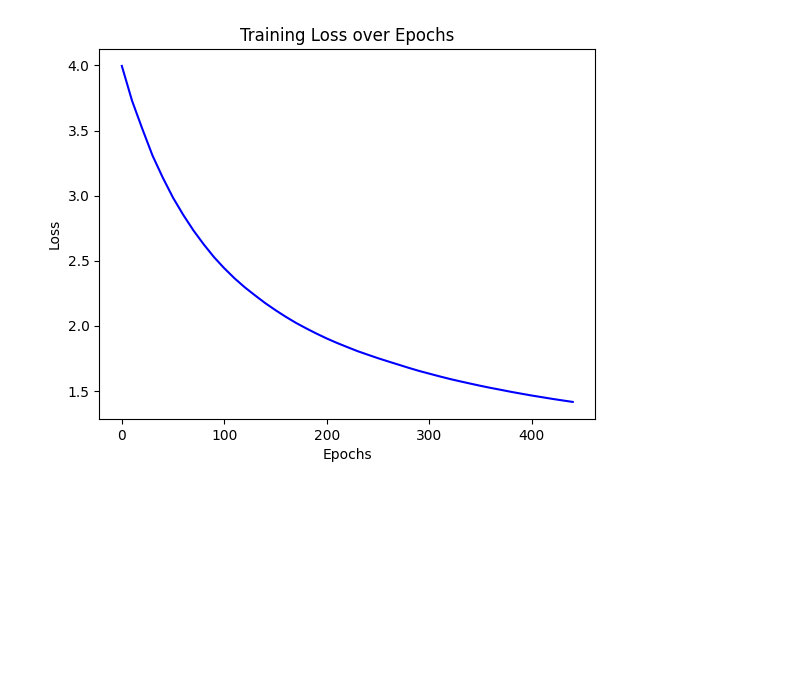
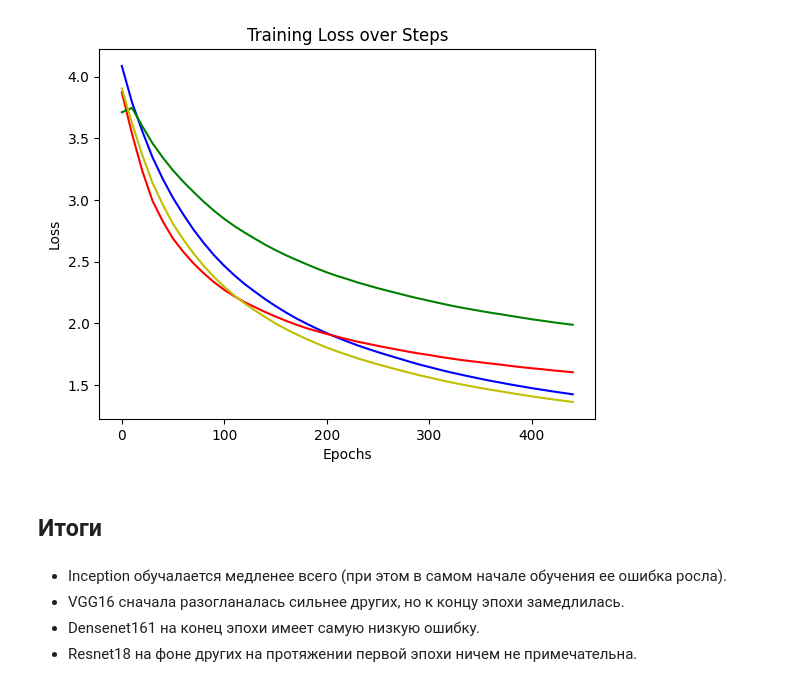
Before and after one commit to tkvitko/neural-networks, a Jupyter notebook: nn_emnist_pretrained.ipynb, the cells around one changed output. Saved outputs shown, nothing was run; the diff lists cells and outputs as text; code cells hidden in the pictures; blank space fills up the shorter version.

```diff
--- a/nn_emnist_pretrained.ipynb
+++ b/nn_emnist_pretrained.ipynb
@@ -7,6 +7,6 @@ import time
 from torchvision.models import ResNet18_Weights, VGG16_Weights, Inception_V3_Weights, DenseNet161_Weights
 import matplotlib.pyplot as plt
 # %%
-device = "mps" if torch.backends.mps.is_available() else "cpu"
+device = "cuda" if torch.cuda.is_available() else "cpu"
 device
 # %% [output]
@@ -47,6 +47,33 @@ def train(net, train_iter, test_iter, trainer, num_epochs, losses_list):
         print('-' * 20)
         print(f'epoch {epoch + 1}, loss {train_l_sum / n:.4f}, train acc {train_acc_sum / n:.3f}'
               f', test acc {test_acc:.3f}, time {time.time() - start:.1f} sec')
+# %%
+def train(net, train_iter, test_iter, trainer, num_epochs, losses_list):
+    net.to(device)
+    loss = nn.CrossEntropyLoss(reduction='sum')
+    net.train()
+    for epoch in range(num_epochs):
+        train_l_sum, train_acc_sum, n, start = 0.0, 0.0, 0, time.time()
+
+        for i, (X, y) in enumerate(train_iter):
+            X, y = X.to(device), y.to(device)
+            trainer.zero_grad()
+            y_hat = net(X)
+            l = loss(y_hat, y)
+            l.backward()
+            trainer.step()
+            train_l_sum += l.item()
+            train_acc_sum += (y_hat.argmax(axis=1) == y).sum().item()
+            n += y.shape[0]
+
+            if i % 10 == 0:
+              print(f"Step {i}. time since epoch: {time.time() -  start:.3f}. "
+                    f"Train acc: {train_acc_sum / n:.3f}. Train Loss: {train_l_sum / n:.3f}")
+              losses_list.append((i, train_l_sum / n))
+        test_acc = evaluate_accuracy(test_iter, net.to(device))
+        print('-' * 20)
+        print(f'epoch {epoch + 1}, loss {train_l_sum / n:.4f}, train acc {train_acc_sum / n:.3f}'
+              f', test acc {test_acc:.3f}, time {time.time() - start:.1f} sec')
 # %%
 BATCH_SIZE = 256
 
@@ -125,5 +166,16 @@ for name, param in model.named_parameters():
 
 trainer = torch.optim.Adam(params_to_update, lr=0.001)
 inception3_loss = []
+# %%
+transoforms = tv.transforms.Compose([
+    tv.transforms.Grayscale(3),
+    tv.transforms.Resize((299, 299)),
+    tv.transforms.ToTensor()
+])
+
+train_dataset = tv.datasets.EMNIST('.', train=True, split="balanced", transform=transoforms, download=True)
+test_dataset = tv.datasets.EMNIST('.', train=False, split="balanced", transform=transoforms, download=True)
+train_iter_inc3 = torch.utils.data.DataLoader(train_dataset, batch_size=BATCH_SIZE)
+test_iter_inc3 = torch.utils.data.DataLoader(test_dataset, batch_size=BATCH_SIZE)
 # %%
-train(model, train_iter, test_iter, trainer, 1, inception3_loss)
+train(model, train_iter_inc3, test_iter_inc3, trainer, 1, inception3_loss)
@@ -148,26 +233,33 @@ train(model, train_iter, test_iter, trainer, 1, densenet161_loss)
 # %%
 plt.figure()
 
 steps = [data[0] for data in resnet18_loss]
 loss = [data[1] for data in resnet18_loss]
 plt.plot(steps, loss, 'b', label='resnet18_loss')
 
 steps = [data[0] for data in vgg16_loss]
 loss = [data[1] for data in vgg16_loss]
 plt.plot(steps, loss, 'r', label='vgg16_loss')
 
 steps = [data[0] for data in inception3_loss]
 loss = [data[1] for data in inception3_loss]
 plt.plot(steps, loss, 'g', label='inception3_loss')
 
 steps = [data[0] for data in densenet161_loss]
 loss = [data[1] for data in densenet161_loss]
 plt.plot(steps, loss, 'y', label='densenet161_loss')
 
-plt.title('Training Loss over Epochs')
+plt.title('Training Loss over Steps')
 plt.xlabel('Epochs')
 plt.ylabel('Loss')
 # plt.legend()
 plt.show()
 # %% [output]
-[figure, old version]
+[figure, new version]
+# %% [markdown]
+## Итоги
+# %% [markdown]
+- Inception обучалается медленее всего (при этом в самом начале обучения ее ошибка росла).
+- VGG16 сначала разогланалась сильнее других, но к концу эпохи замедлилась.
+- Densenet161 на конец эпохи имеет самую низкую ошибку.
+- Resnet18 на фоне других на протяжении первой эпохи ничем не примечательна.
```
Also changed, not shown: parts of 7 cells of this notebook.
